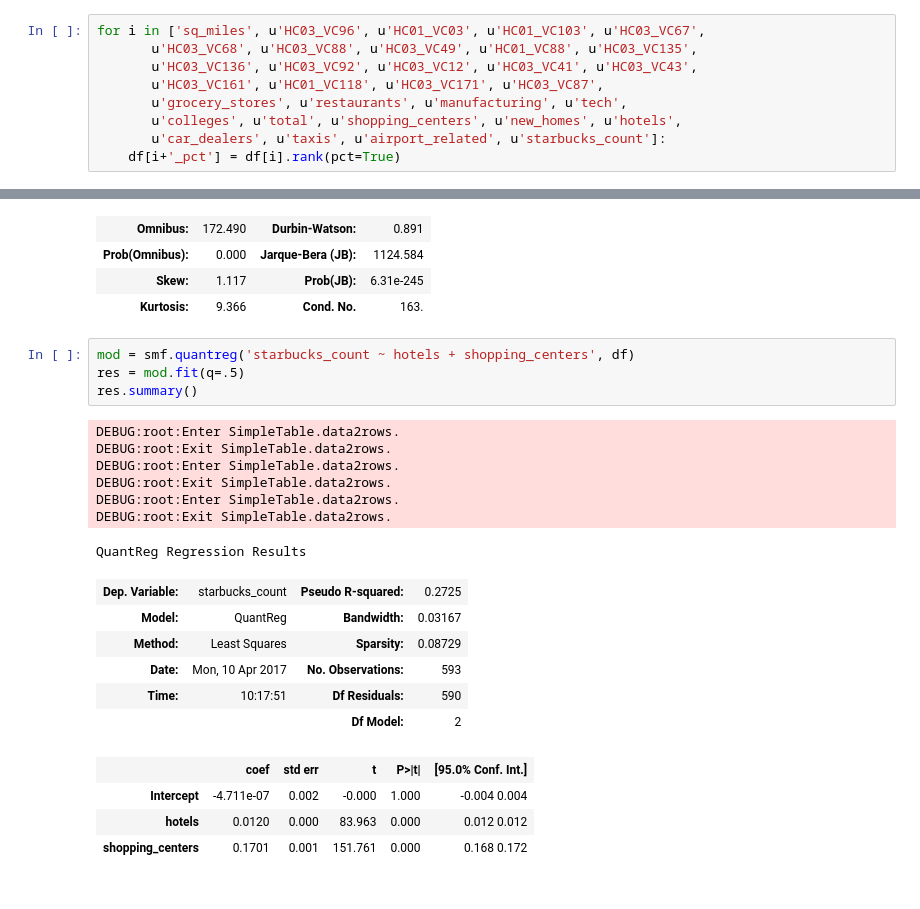
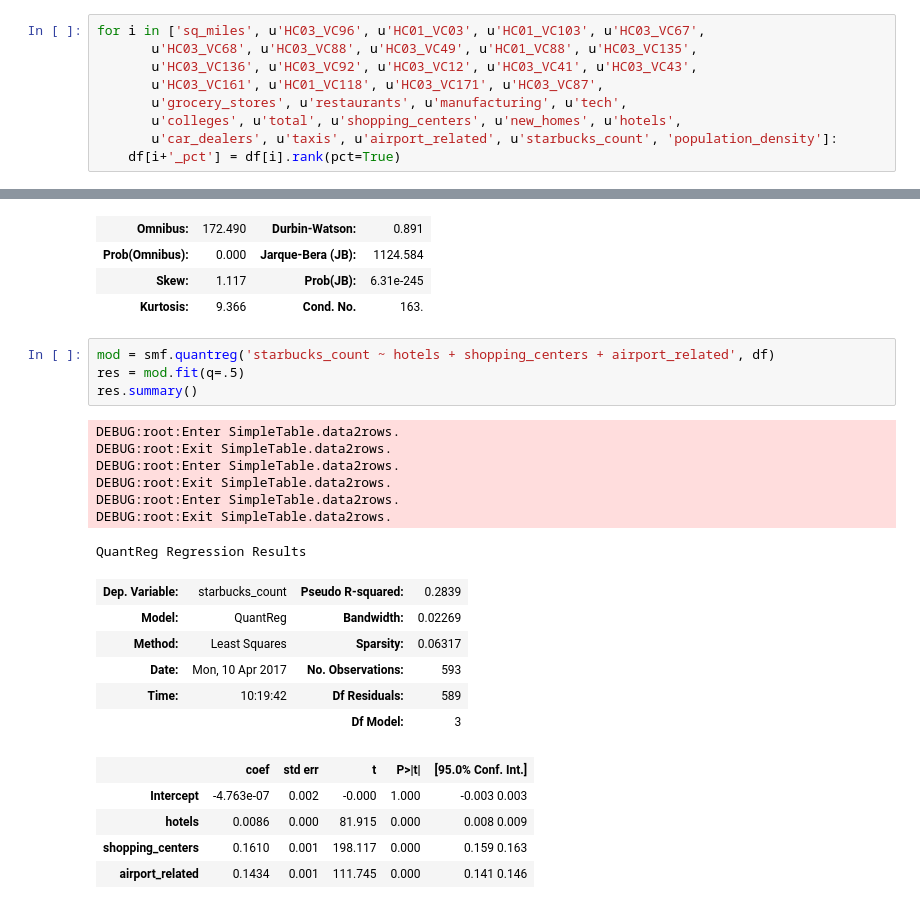
Before and after one commit to tmthyjames/general_prez, a Jupyter notebook: the_general_final.ipynb, the cells around one changed output, grey strips where cells are left out. Cells and saved outputs as stored; diff of their text form.

```diff
--- a/the_general_final.ipynb
+++ b/the_general_final.ipynb
@@ -158,7 +158,7 @@ for i in ['sq_miles', u'HC03_VC96', u'HC01_VC03', u'HC01_VC103', u'HC03_VC67',
        u'HC03_VC161', u'HC01_VC118', u'HC03_VC171', u'HC03_VC87',
        u'grocery_stores', u'restaurants', u'manufacturing', u'tech',
        u'colleges', u'total', u'shopping_centers', u'new_homes', u'hotels',
-       u'car_dealers', u'taxis', u'airport_related', u'starbucks_count']:
+       u'car_dealers', u'taxis', u'airport_related', u'starbucks_count', 'population_density']:
     df[i+'_pct'] = df[i].rank(pct=True)
 # %%
 geojson = {}
@@ -348,24 +363,25 @@ OLS Regression Results
 | Skew: | 1.117 | Prob(JB): | 6.31e-245 |
 | Kurtosis: | 9.366 | Cond. No. | 163. |
 # %%
-mod = smf.quantreg('starbucks_count ~ hotels + shopping_centers', df)
+mod = smf.quantreg('starbucks_count ~ hotels + shopping_centers + airport_related', df)
 res = mod.fit(q=.5)
 res.summary()
 # %% [output]
 DEBUG:root:Enter SimpleTable.data2rows.
 DEBUG:root:Exit SimpleTable.data2rows.
 DEBUG:root:Enter SimpleTable.data2rows.
 DEBUG:root:Exit SimpleTable.data2rows.
 DEBUG:root:Enter SimpleTable.data2rows.
 DEBUG:root:Exit SimpleTable.data2rows.
 QuantReg Regression Results
-| Dep. Variable: | starbucks_count | Pseudo R-squared: | 0.2725 |
-| Model: | QuantReg | Bandwidth: | 0.03167 |
-| Method: | Least Squares | Sparsity: | 0.08729 |
+| Dep. Variable: | starbucks_count | Pseudo R-squared: | 0.2839 |
+| Model: | QuantReg | Bandwidth: | 0.02269 |
+| Method: | Least Squares | Sparsity: | 0.06317 |
 | Date: | Mon, 10 Apr 2017 | No. Observations: | 593 |
-| Time: | 10:17:51 | Df Residuals: | 590 |
-|  |  | Df Model: | 2 |
+| Time: | 10:19:42 | Df Residuals: | 589 |
+|  |  | Df Model: | 3 |
 |  | coef | std err | t | P>|t| | [95.0% Conf. Int.] |
-| Intercept | -4.711e-07 | 0.002 | -0.000 | 1.000 | -0.004 0.004 |
-| hotels | 0.0120 | 0.000 | 83.963 | 0.000 | 0.012 0.012 |
-| shopping_centers | 0.1701 | 0.001 | 151.761 | 0.000 | 0.168 0.172 |
+| Intercept | -4.763e-07 | 0.002 | -0.000 | 1.000 | -0.003 0.003 |
+| hotels | 0.0086 | 0.000 | 81.915 | 0.000 | 0.008 0.009 |
+| shopping_centers | 0.1610 | 0.001 | 198.117 | 0.000 | 0.159 0.163 |
+| airport_related | 0.1434 | 0.001 | 111.745 | 0.000 | 0.141 0.146 |
```
Also changed, not shown: parts of 2 cells of this notebook, 8 other files.
